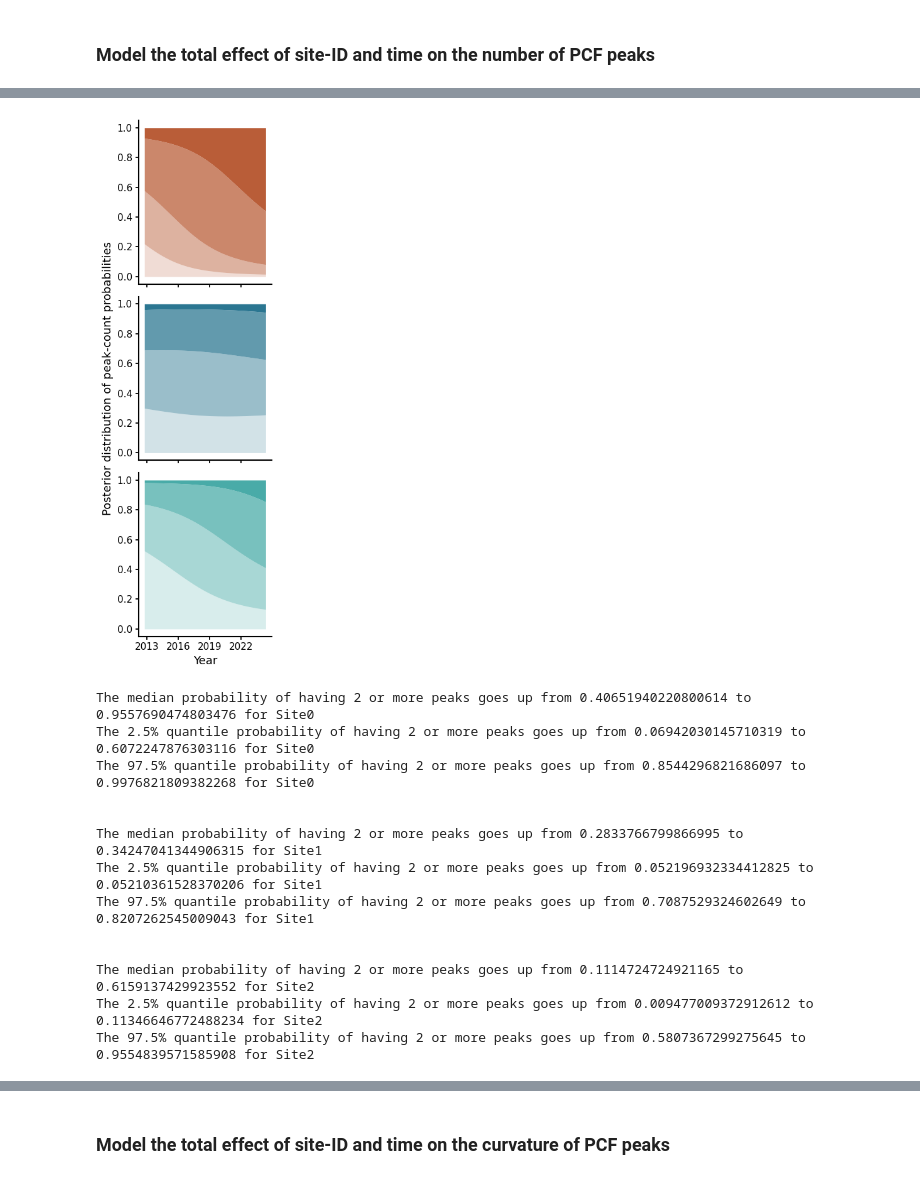
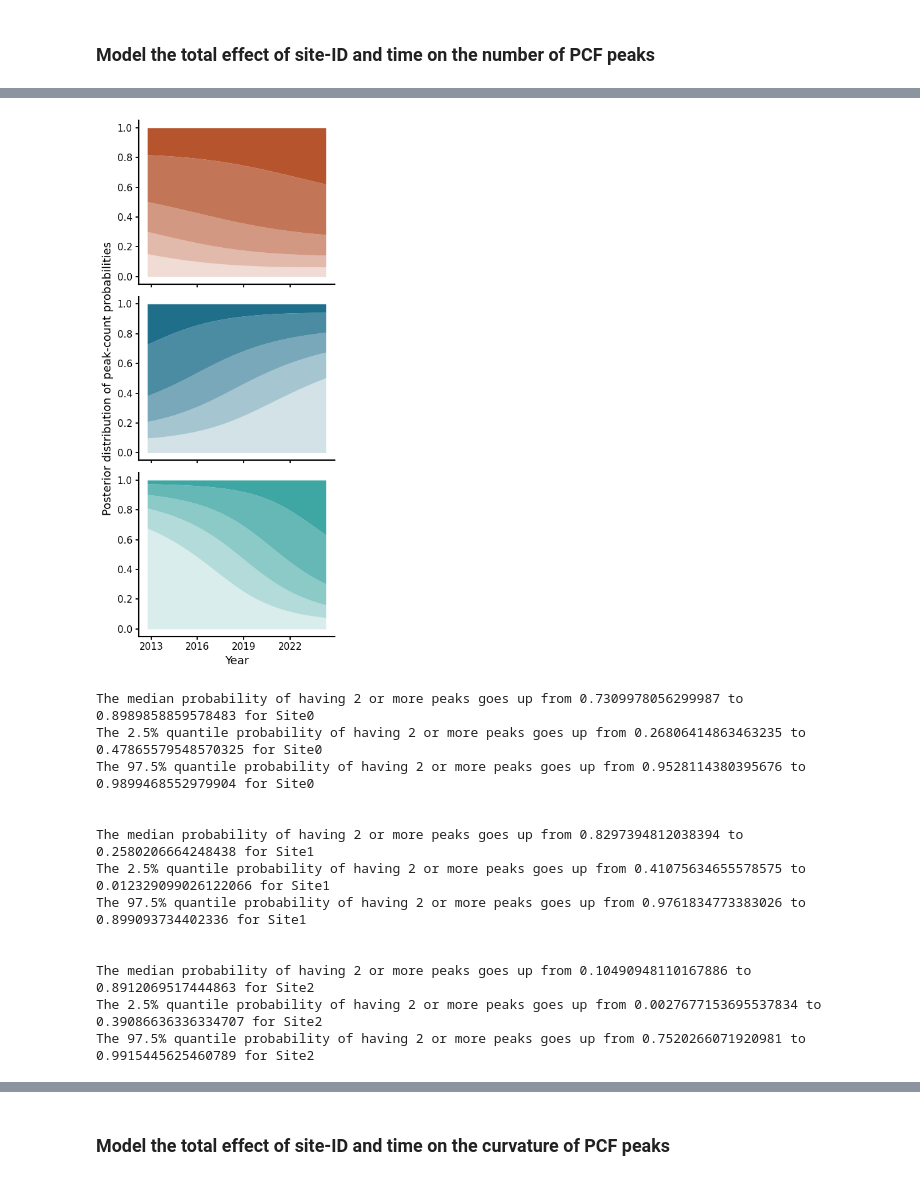
Before and after one commit to vivekhsridhar/territory_geometry, a Jupyter notebook: model_pcf.ipynb, the cells around one changed output, grey strips where cells are left out. Saved outputs shown, nothing was run; the diff lists cells and outputs as text; code cells hidden in the pictures.

```diff
--- a/model_pcf.ipynb
+++ b/model_pcf.ipynb
@@ -70,3 +70,6 @@ lek_labels_ordered = n_peaks_df['lek_id'].cat.categories.tolist()
 t0 = n_peaks_df['date'].min()
 n_peaks_df['t_years'] = (n_peaks_df['date'] - t0).dt.days / 365.25
 n_peaks_df['t_centred'] = n_peaks_df['t_years'] - n_peaks_df['t_years'].mean()
+
+logN = np.log(n_peaks_df['n_points'])
+n_peaks_df['logN_z'] = (logN - logN.mean()) / logN.std()
@@ -149,10 +161,11 @@ generated quantities {
 data_peaks = {
     'n_points': len(n_peaks_df),
     'n_sites': int(n_peaks_df['site_id'].nunique()),
-    'max_peaks': 4,
+    'max_peaks': 5,
     'site_id': n_peaks_df['site_id'].astype(int).to_numpy(),
     'y': n_peaks_df['n_peaks'].astype(int).to_numpy() + 1,
-    't': n_peaks_df['t_centred'].astype(float).to_numpy()
+    't': n_peaks_df['t_centred'].astype(float).to_numpy(),
+    'logN': n_peaks_df['logN_z'].to_numpy(float)
 }
 
 posterior = stan.build(n_peaks_mod, data=data_peaks)
@@ -344,22 +356,0 @@ plt.savefig(out_dir/'mod_post_npeaks_structure.png', dpi=300, bbox_inches='tight
-# %%
-fig, ax = plt.subplots(figsize=(6,4))
-
-for i,lek in enumerate(lek_labels.values()):
-    beta_draws = np.ravel(fit['beta_t'][i])
-    sns.histplot(beta_draws, bins=50, kde=True, stat='density', color=fill_cols.get(lek), line_kws={'linewidth': 3}, edgecolor='none', alpha=0.4, ax=ax)
-
-ax.axvline(0, linestyle='--', color='black', linewidth=1.5)
-
-ax.spines['top'].set_visible(False)
-ax.spines['right'].set_visible(False)
-ax.spines['left'].set_linewidth(1.5)
-ax.spines['bottom'].set_linewidth(1.5)
-ax.tick_params(axis='both', labelsize=12, width=1.5)
-
-ax.set_xlabel('Slope per year ($\\beta_t$)', fontsize=14)
-ax.set_ylabel('Posterior density', fontsize=14)
-
-ax.legend(frameon=False)
-
-plt.tight_layout()
-plt.savefig(out_dir/'mod_npeaks_slopes.png', dpi=300, bbox_inches='tight')
@@ -387,41 +376,41 @@ def ordered_logistic_probs(eta, c):
     p[:,:,n_categories-1] = (1 - F[n_categories-2])
     return p
 # %%
-fig,axes = plt.subplots(3, 1, figsize=(3, 9), sharex=True)
+fig,axes = plt.subplots(3, 1, figsize=(4, 9), sharex=True)
 
 for ax,lek in zip(axes,lek_labels.values()):
     df_lek = n_peaks_df[n_peaks_df['lek_id'] == lek].copy()
     site_id = np.unique(df_lek['site_id'] - 1)[0]
 
     # Compute posterior predictions of P(y = k) for each site
     eta = fit['alpha'][0,:,None] + fit['site_eff'][site_id,:,None] + fit['beta_t'][site_id,:,None] * t_grid[None,:]
     p = ordered_logistic_probs(eta, fit['c'])
     p_mean = p.mean(axis=0)
     n_categories = p_mean.shape[1]
 
     # Cumulative for stacked area
     cum = np.cumsum(p_mean, axis=1)
     base = np.zeros(len(t_grid))
 
     for k in range(n_categories):
         top = cum[:,k]
-        ax.fill_between(date_grid, base, top, color=fill_cols.get(lek), alpha=0.2 + 0.25*k, linewidth=0)
+        ax.fill_between(date_grid, base, top, color=fill_cols.get(lek), alpha=0.2 + 0.2*k, linewidth=0)
         base = top
 
     ax.spines['top'].set_visible(False)
     ax.spines['right'].set_visible(False)
     ax.spines['left'].set_linewidth(1.5)
     ax.spines['bottom'].set_linewidth(1.5)
     ax.xaxis.set_major_locator(mdates.YearLocator(3))
     ax.xaxis.set_major_formatter(mdates.DateFormatter('%Y'))
     ax.tick_params(axis='both', labelsize=11, width=1.3)
 
 axes[1].set_ylabel('Posterior distribution of peak-count probabilities', fontsize=13)
 axes[-1].set_xlabel('Year', fontsize=13)
 plt.tight_layout()
 plt.savefig(out_dir/'mod_npeaks_time.png', dpi=300, bbox_inches='tight')
 # %% [output]
-[figure, old version]
+[figure, new version]
 # %%
 for ax,lek in zip(axes,lek_labels.values()):
     df_lek = n_peaks_df[n_peaks_df['lek_id'] == lek].copy()
@@ -439,19 +428,19 @@ for ax,lek in zip(axes,lek_labels.values()):
     # print(f'The median difference in the probability of having 2 or more peaks was {np.quantile(p[:,:,2:].sum(2)[:,-1] - p[:,:,2:].sum(2)[:,0], 0.975)} for Site{site_id}')
     print('\n')
 # %% [output]
-The median probability of having 2 or more peaks goes up from 0.40651940220800614 to 0.9557690474803476 for Site0
-The 2.5% quantile probability of having 2 or more peaks goes up from 0.06942030145710319 to 0.6072247876303116 for Site0
-The 97.5% quantile probability of having 2 or more peaks goes up from 0.8544296821686097 to 0.9976821809382268 for Site0
+The median probability of having 2 or more peaks goes up from 0.7309978056299987 to 0.8989858859578483 for Site0
+The 2.5% quantile probability of having 2 or more peaks goes up from 0.26806414863463235 to 0.47865579548570325 for Site0
+The 97.5% quantile probability of having 2 or more peaks goes up from 0.9528114380395676 to 0.9899468552979904 for Site0
 
 
-The median probability of having 2 or more peaks goes up from 0.2833766799866995 to 0.34247041344906315 for Site1
-The 2.5% quantile probability of having 2 or more peaks goes up from 0.052196932334412825 to 0.05210361528370206 for Site1
-The 97.5% quantile probability of having 2 or more peaks goes up from 0.7087529324602649 to 0.8207262545009043 for Site1
+The median probability of having 2 or more peaks goes up from 0.8297394812038394 to 0.2580206664248438 for Site1
+The 2.5% quantile probability of having 2 or more peaks goes up from 0.41075634655578575 to 0.012329099026122066 for Site1
+The 97.5% quantile probability of having 2 or more peaks goes up from 0.9761834773383026 to 0.899093734402336 for Site1
 
 
-The median probability of having 2 or more peaks goes up from 0.1114724724921165 to 0.6159137429923552 for Site2
-The 2.5% quantile probability of having 2 or more peaks goes up from 0.009477009372912612 to 0.11346646772488234 for Site2
-The 97.5% quantile probability of having 2 or more peaks goes up from 0.5807367299275645 to 0.9554839571585908 for Site2
+The median probability of having 2 or more peaks goes up from 0.10490948110167886 to 0.8912069517444863 for Site2
+The 2.5% quantile probability of having 2 or more peaks goes up from 0.0027677153695537834 to 0.39086636336334707 for Site2
+The 97.5% quantile probability of having 2 or more peaks goes up from 0.7520266071920981 to 0.9915445625460789 for Site2
 # %%
 ## Assign a unique curve ID for each lek × date
 curves_base['curve_id'] = np.arange(1, len(curves_base) + 1, dtype=int)
```
Also changed, not shown: parts of 19 cells of this notebook, 30 other files.
